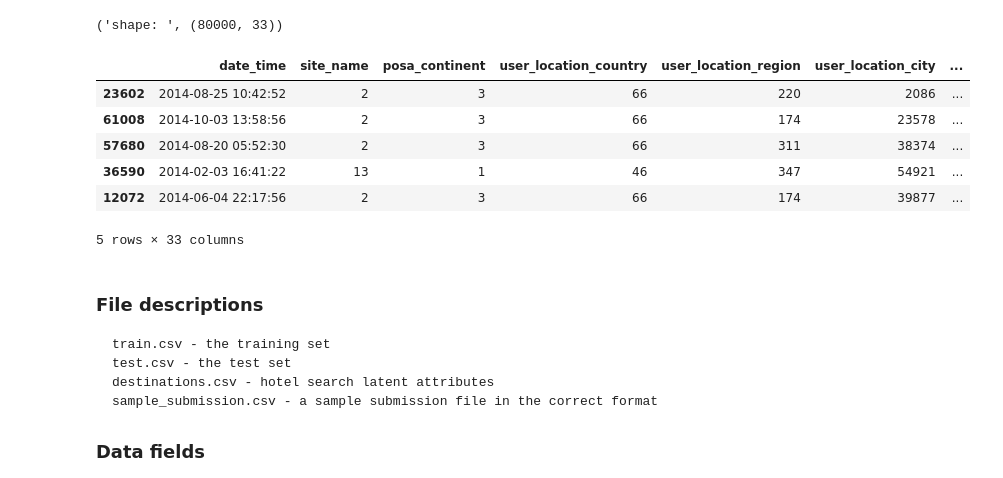
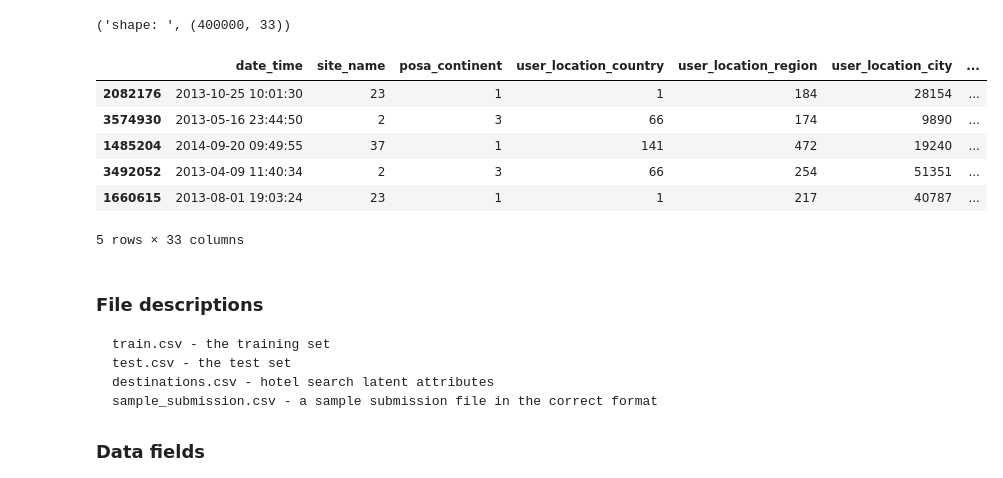
Before and after one commit to muatik/prp, a Jupyter notebook: expedia.ipynb, the cells around one changed output. Drawn from its saved outputs; the diff is of its cells as text; code cells hidden in the pictures.

```diff
--- a/expedia.ipynb
+++ b/expedia.ipynb
@@ -10,41 +10,42 @@ from sklearn.grid_search import GridSearchCV
 
 %matplotlib inline
 # %%
-def readCsv(name, nrows=80000):
+def readCsv(name, nrows=5000000):
     df = pd.read_csv(
         "data/expedia/{}.csv".format(name),
         nrows=nrows,
         parse_dates=["date_time", "srch_ci", "srch_co"])
+    df = df[df.is_booking == True].sample(400000)
     df["year"] = pd.DatetimeIndex(df['date_time']).year
     df["month"] = pd.DatetimeIndex(df['date_time']).month
     df["hour"] = pd.DatetimeIndex(df['date_time']).hour
     df["dayofweek"] = pd.DatetimeIndex(df['date_time']).dayofweek
     df["hour"] = pd.DatetimeIndex(df['date_time']).hour
 
     df["srch_ci_month"] = pd.DatetimeIndex(df['srch_ci']).month
     df["srch_ci_dayofweek"] = pd.DatetimeIndex(df['srch_ci']).dayofweek
 
     df["srch_co_month"] = pd.DatetimeIndex(df['srch_co']).month
     df["srch_co_dayofweek"] = pd.DatetimeIndex(df['srch_co']).dayofweek
 
     srch_ci_utime = pd.DatetimeIndex(df['srch_ci']).astype(np.int64) // 10**9
     srch_co_utime = pd.DatetimeIndex(df['srch_co']).astype(np.int64) // 10**9
 
     df["srch_days"] = (srch_co_utime - srch_ci_utime) / (3600 * 24)
 
     return df
 
 df = readCsv("train")
 print("shape: ", df.shape)
 df.sample(5)
 # %% [output]
-('shape: ', (80000, 33))
+('shape: ', (400000, 33))
 |  | date_time | site_name | posa_continent | user_location_country | user_location_region | user_location_city | ... |
-| 23602 | 2014-08-25 10:42:52 | 2 | 3 | 66 | 220 | 2086 | ... |
-| 61008 | 2014-10-03 13:58:56 | 2 | 3 | 66 | 174 | 23578 | ... |
-| 57680 | 2014-08-20 05:52:30 | 2 | 3 | 66 | 311 | 38374 | ... |
-| 36590 | 2014-02-03 16:41:22 | 13 | 1 | 46 | 347 | 54921 | ... |
-| 12072 | 2014-06-04 22:17:56 | 2 | 3 | 66 | 174 | 39877 | ... |
+| 2082176 | 2013-10-25 10:01:30 | 23 | 1 | 1 | 184 | 28154 | ... |
+| 3574930 | 2013-05-16 23:44:50 | 2 | 3 | 66 | 174 | 9890 | ... |
+| 1485204 | 2014-09-20 09:49:55 | 37 | 1 | 141 | 472 | 19240 | ... |
+| 3492052 | 2013-04-09 11:40:34 | 2 | 3 | 66 | 254 | 51351 | ... |
+| 1660615 | 2013-08-01 19:03:24 | 23 | 1 | 1 | 217 | 40787 | ... |
 5 rows × 33 columns
 # %% [markdown]
 
```
Also changed, not shown: parts of 19 cells of this notebook.
